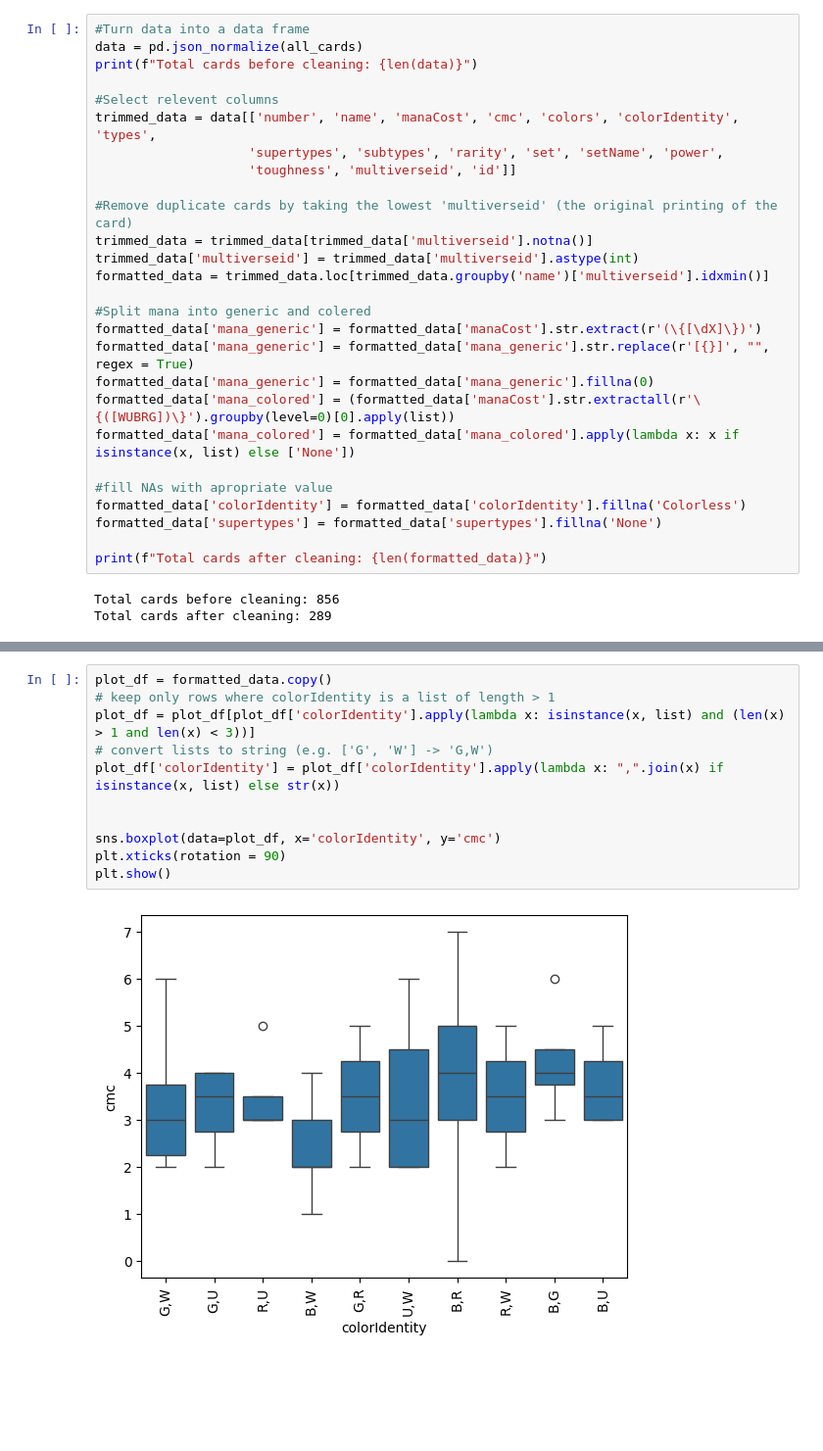
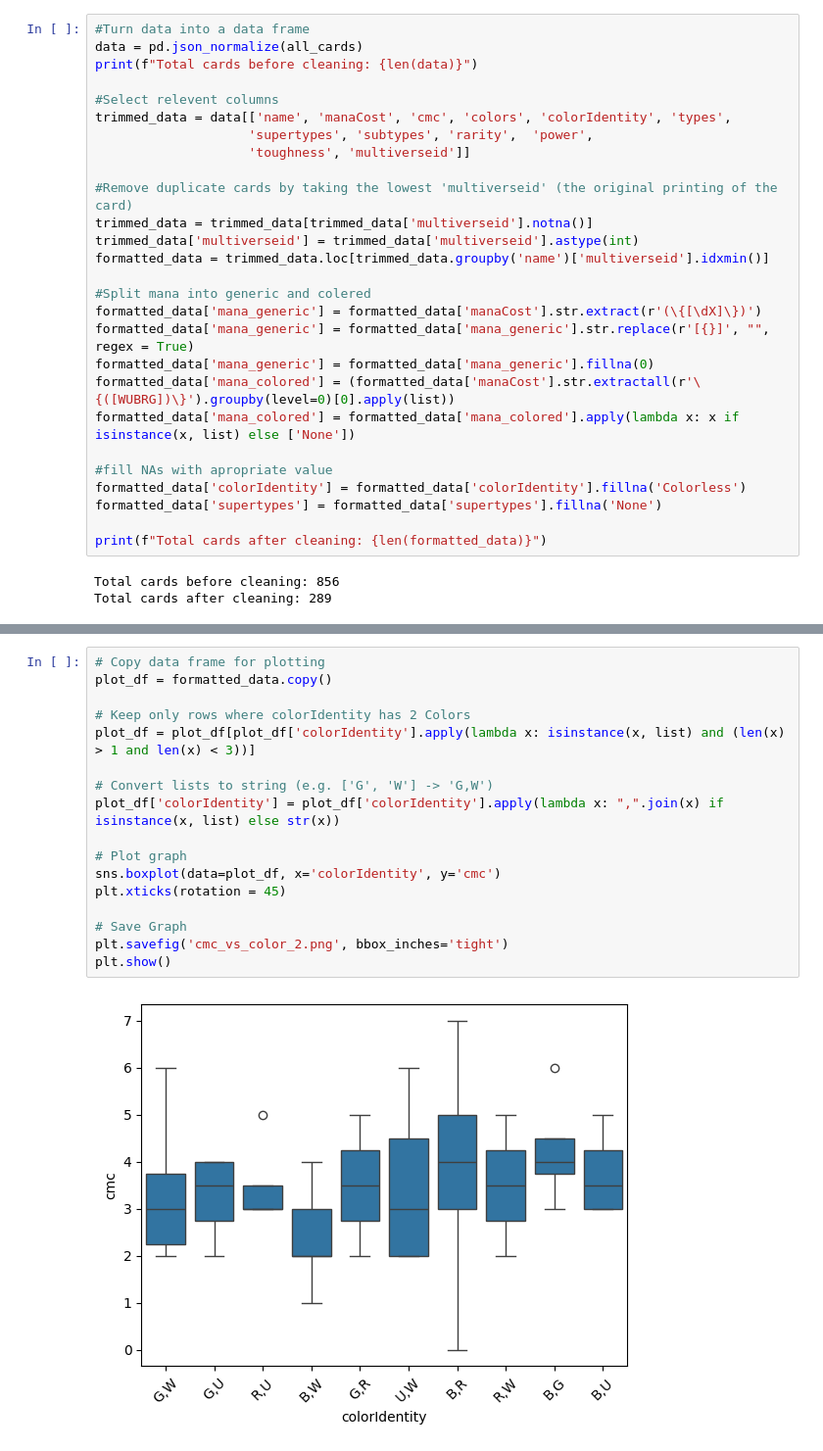
Before and after one commit to FBIagent42/magic_data_set, a Jupyter notebook: main.ipynb, the cells around one changed output, grey strips where cells are left out. Shown: that part at 98% size. Saved outputs shown, nothing was run; the diff lists cells and outputs as text; blank space fills up the shorter version.

```diff
--- a/main.ipynb
+++ b/main.ipynb
@@ -54,9 +56,9 @@ data = pd.json_normalize(all_cards)
 print(f"Total cards before cleaning: {len(data)}")
 
 #Select relevent columns
-trimmed_data = data[['number', 'name', 'manaCost', 'cmc', 'colors', 'colorIdentity', 'types',
-                    'supertypes', 'subtypes', 'rarity', 'set', 'setName', 'power',
-                    'toughness', 'multiverseid', 'id']]
+trimmed_data = data[['name', 'manaCost', 'cmc', 'colors', 'colorIdentity', 'types',
+                    'supertypes', 'subtypes', 'rarity',  'power',
+                    'toughness', 'multiverseid']]
 
 #Remove duplicate cards by taking the lowest 'multiverseid' (the original printing of the card)
 trimmed_data = trimmed_data[trimmed_data['multiverseid'].notna()]
@@ -93,15 +104,21 @@ sns.boxplot(data=plot_df, x='colorIdentity', y='cmc')
 [figure]
 # %%
+# Copy data frame for plotting
 plot_df = formatted_data.copy()
-# keep only rows where colorIdentity is a list of length > 1
+
+# Keep only rows where colorIdentity has 2 Colors
 plot_df = plot_df[plot_df['colorIdentity'].apply(lambda x: isinstance(x, list) and (len(x) > 1 and len(x) < 3))]
-# convert lists to string (e.g. ['G', 'W'] -> 'G,W')
+
+# Convert lists to string (e.g. ['G', 'W'] -> 'G,W')
 plot_df['colorIdentity'] = plot_df['colorIdentity'].apply(lambda x: ",".join(x) if isinstance(x, list) else str(x))
 
+# Plot graph
+sns.boxplot(data=plot_df, x='colorIdentity', y='cmc')
+plt.xticks(rotation = 45)
 
-sns.boxplot(data=plot_df, x='colorIdentity', y='cmc')
-plt.xticks(rotation = 90)
+# Save Graph
+plt.savefig('cmc_vs_color_2.png', bbox_inches='tight')
 plt.show()
 # %% [output]
-[figure, old version]
+[figure, new version]
 # %%
```
Also changed, not shown: parts of 26 cells of this notebook, 8 other files.
